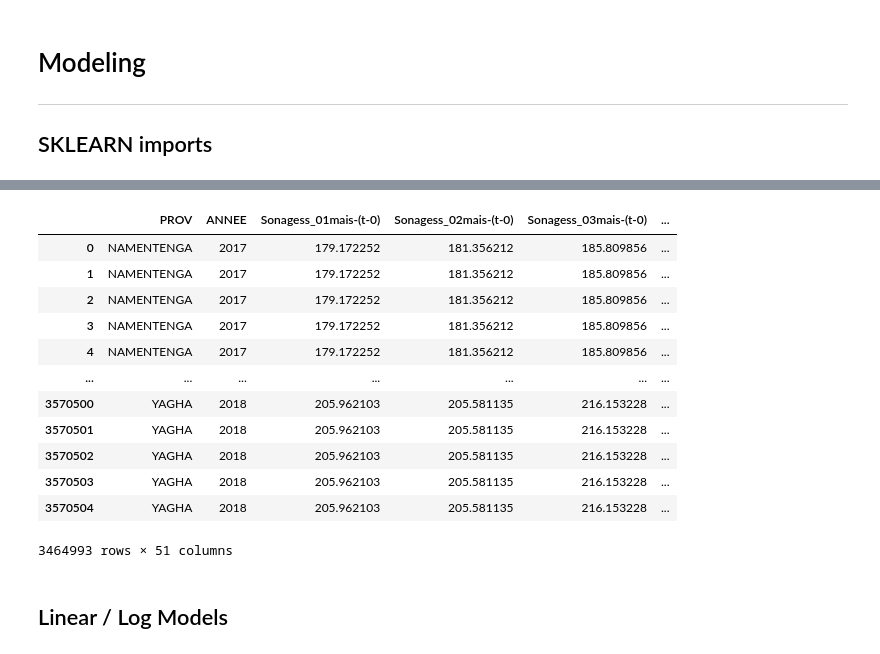
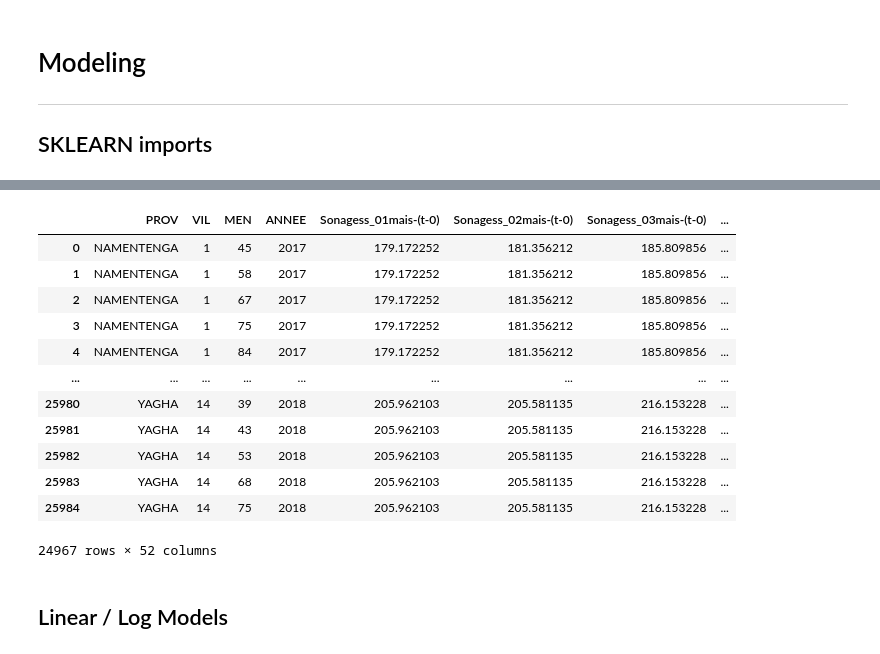
Before and after one commit to moulikatou/Ter_securite_Alimentaire_Miashs, a Jupyter notebook: rCSI_prediction.ipynb, the cells around one changed output, grey strips where cells are left out. Cells and saved outputs as stored; diff of their text form; code cells hidden in the pictures.

```diff
--- a/rCSI_prediction.ipynb
+++ b/rCSI_prediction.ipynb
@@ -196,20 +203,20 @@ y.shape
 # %%
-X = df.loc[:, ["PROV", "ANNEE"] + cols[6:]]
+X = df.loc[:, ["PROV", "VIL", "MEN", "ANNEE"] + cols[6:]]
 X
 # %% [output]
-|  | PROV | ANNEE | Sonagess_01mais-(t-0) | Sonagess_02mais-(t-0) | Sonagess_03mais-(t-0) | ... |
-| 0 | NAMENTENGA | 2017 | 179.172252 | 181.356212 | 185.809856 | ... |
-| 1 | NAMENTENGA | 2017 | 179.172252 | 181.356212 | 185.809856 | ... |
-| 2 | NAMENTENGA | 2017 | 179.172252 | 181.356212 | 185.809856 | ... |
-| 3 | NAMENTENGA | 2017 | 179.172252 | 181.356212 | 185.809856 | ... |
-| 4 | NAMENTENGA | 2017 | 179.172252 | 181.356212 | 185.809856 | ... |
-| ... | ... | ... | ... | ... | ... | ... |
-| 3570500 | YAGHA | 2018 | 205.962103 | 205.581135 | 216.153228 | ... |
-| 3570501 | YAGHA | 2018 | 205.962103 | 205.581135 | 216.153228 | ... |
-| 3570502 | YAGHA | 2018 | 205.962103 | 205.581135 | 216.153228 | ... |
-| 3570503 | YAGHA | 2018 | 205.962103 | 205.581135 | 216.153228 | ... |
-| 3570504 | YAGHA | 2018 | 205.962103 | 205.581135 | 216.153228 | ... |
+|  | PROV | VIL | MEN | ANNEE | Sonagess_01mais-(t-0) | Sonagess_02mais-(t-0) | Sonagess_03mais-(t-0) | ... |
+| 0 | NAMENTENGA | 1 | 45 | 2017 | 179.172252 | 181.356212 | 185.809856 | ... |
+| 1 | NAMENTENGA | 1 | 58 | 2017 | 179.172252 | 181.356212 | 185.809856 | ... |
+| 2 | NAMENTENGA | 1 | 67 | 2017 | 179.172252 | 181.356212 | 185.809856 | ... |
+| 3 | NAMENTENGA | 1 | 75 | 2017 | 179.172252 | 181.356212 | 185.809856 | ... |
+| 4 | NAMENTENGA | 1 | 84 | 2017 | 179.172252 | 181.356212 | 185.809856 | ... |
+| ... | ... | ... | ... | ... | ... | ... | ... | ... |
+| 25980 | YAGHA | 14 | 39 | 2018 | 205.962103 | 205.581135 | 216.153228 | ... |
+| 25981 | YAGHA | 14 | 43 | 2018 | 205.962103 | 205.581135 | 216.153228 | ... |
+| 25982 | YAGHA | 14 | 53 | 2018 | 205.962103 | 205.581135 | 216.153228 | ... |
+| 25983 | YAGHA | 14 | 68 | 2018 | 205.962103 | 205.581135 | 216.153228 | ... |
+| 25984 | YAGHA | 14 | 75 | 2018 | 205.962103 | 205.581135 | 216.153228 | ... |
-3464993 rows × 51 columns
+24967 rows × 52 columns
 # %% [markdown]
 ## Linear / Log Models
 # %% [markdown]
```
Also changed, not shown: parts of 12 cells of this notebook.
